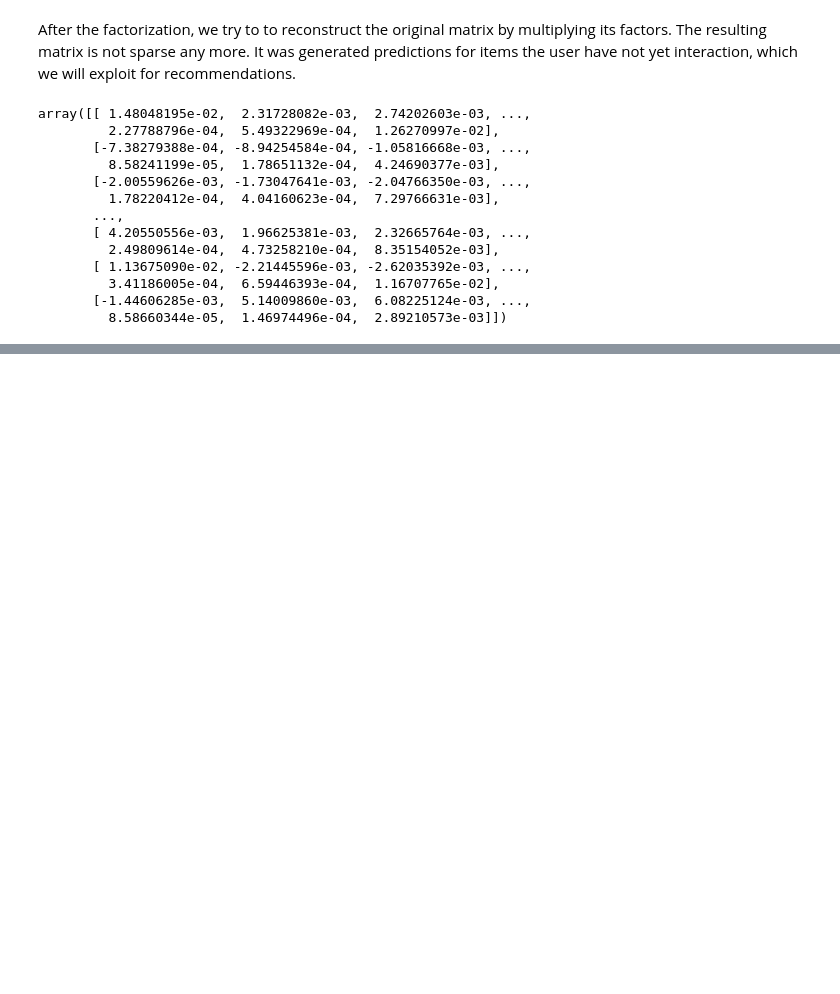
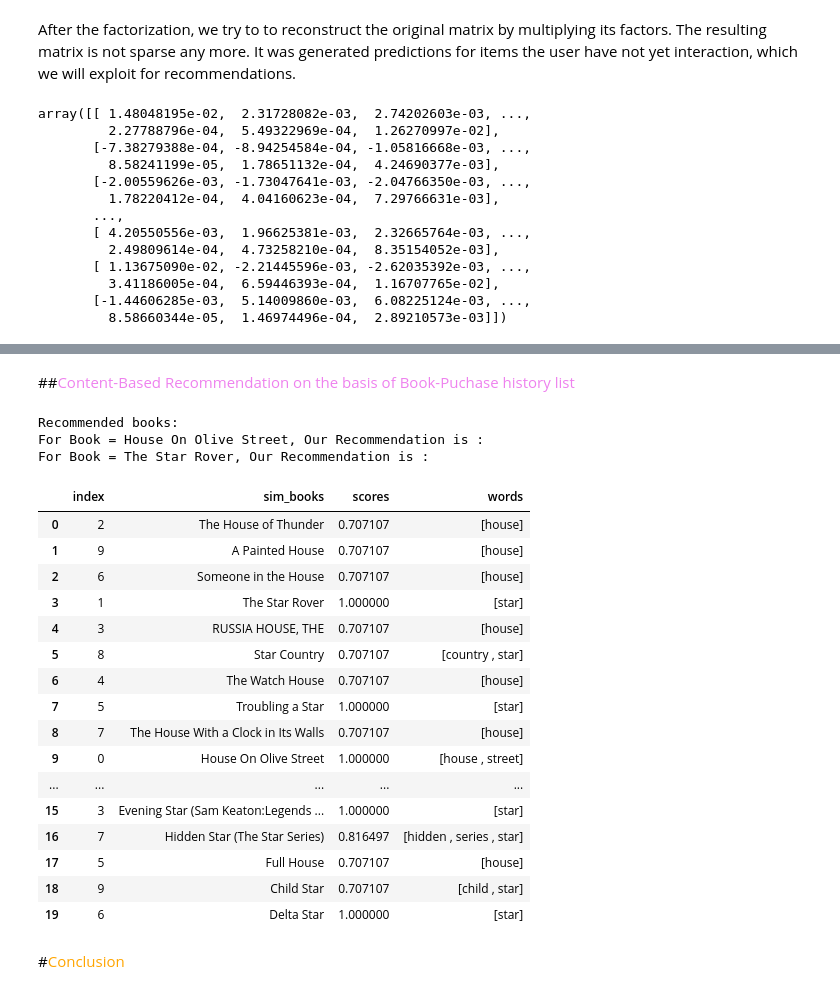
Before and after one commit to Gulzar-khan/Book-Recommendation-System, a Jupyter notebook: Individual_Book_Recommendation_System.ipynb, the cells around one changed output, grey strips where cells are left out. Saved outputs shown, nothing was run; the diff lists cells and outputs as text; code cells hidden in the pictures; blank space fills up the shorter version.

```diff
--- a/Individual_Book_Recommendation_System.ipynb
+++ b/Individual_Book_Recommendation_System.ipynb
@@ -2019,0 +2341,6 @@ Lovely Bone** and **The Secret Life of Bees** were very well perceived.<br>
+# %%
+#Find out what features have been considered  by the vectorizer for a given title ?
+feature_array = np.squeeze(title_matrix[title_id].toarray()) #squeeze activity matrix into array
+idx = np.where(feature_array > 0)
+idx[0]
+[features[x] for x in idx[0]]
@@ -2019,0 +2354,6 @@ Lovely Bone** and **The Secret Life of Bees** were very well perceived.<br>
+# %%
+#Cosine similarity with other similar titles
+n = 15 #how many books to be recommended
+top_n_idx = np.flip(np.argsort(cosine_sim_titles[title_id,]), axis = 0)[0:n]
+top_n_sim_values = cosine_sim_titles[title_id, top_n_idx]
+top_n_sim_values
@@ -2019,0 +2364,5 @@ Lovely Bone** and **The Secret Life of Bees** were very well perceived.<br>
+# %%
+#find top n with values > 0
+top_n_idx = top_n_idx[top_n_sim_values > 0]
+#Matching books
+book3['Book-Title'].iloc[top_n_idx]
@@ -2019,0 +2515,37 @@ Lovely Bone** and **The Secret Life of Bees** were very well perceived.<br>
+# %% [markdown]
+##<font color='violet'>Content-Based Recommendation on the basis of Book-Puchase history list
+# %%
+my_list=['House On Olive Street','The Star Rover']
+# %%
+result = pd.DataFrame()
+n = 5 #Recommend top n similar books
+print('Recommended books: ')
+for i in my_list:
+    output = pd.DataFrame(return_sim_books(book3.index[book3['Book-Title'] == i][0]))
+    result = result.append(output)
+    result = result.drop_duplicates(subset=['sim_books'])
+result= result.sample(n=20).reset_index()   #for mixing up rows with each other or pickup random rows and reset index
+result
+# %% [output]
+Recommended books:
+For Book = House On Olive Street, Our Recommendation is :
+For Book = The Star Rover, Our Recommendation is :
+|  | index | sim_books | scores | words |
+| 0 | 2 | The House of Thunder | 0.707107 | [house] |
+| 1 | 9 | A Painted House | 0.707107 | [house] |
+| 2 | 6 | Someone in the House | 0.707107 | [house] |
+| 3 | 1 | The Star Rover | 1.000000 | [star] |
+| 4 | 3 | RUSSIA HOUSE, THE | 0.707107 | [house] |
+| 5 | 8 | Star Country | 0.707107 | [country , star] |
+| 6 | 4 | The Watch House | 0.707107 | [house] |
+| 7 | 5 | Troubling a Star | 1.000000 | [star] |
+| 8 | 7 | The House With a Clock in Its Walls | 0.707107 | [house] |
+| 9 | 0 | House On Olive Street | 1.000000 | [house , street] |
+| ... | ... | ... | ... | ... |
+| 15 | 3 | Evening Star (Sam Keaton:Legends ... | 1.000000 | [star] |
+| 16 | 7 | Hidden Star (The Star Series) | 0.816497 | [hidden , series , star] |
+| 17 | 5 | Full House | 0.707107 | [house] |
+| 18 | 9 | Child Star | 0.707107 | [child , star] |
+| 19 | 6 | Delta Star | 1.000000 | [star] |
+# %% [markdown]
+#<font color='orange'>Conclusion
```
Also changed, not shown: parts of 128 cells of this notebook.
